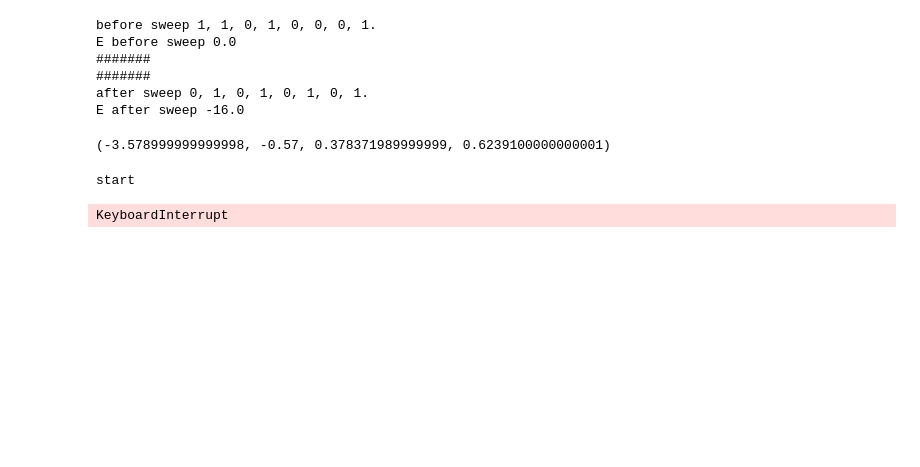
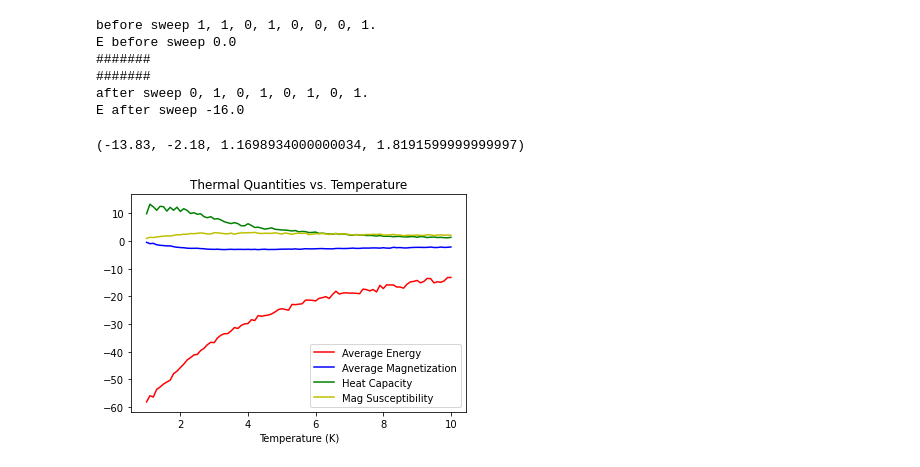
Before and after one commit to y-pleim/MonteCarlo, a Jupyter notebook: test.ipynb, the cells around one changed output. Saved outputs shown, nothing was run; the diff lists cells and outputs as text; code cells hidden in the pictures; blank space fills up the shorter version.

Commit message:
Finished documentation for metropolis functions

```diff
--- a/test.ipynb
+++ b/test.ipynb
@@ -29,37 +29,24 @@ after sweep 0, 1, 0, 1, 0, 1, 0, 1.
 E after sweep -16.0
 # %%
 random.seed(2)
-montecarlo.montecarlo_metropolis(8,ham,10,1000,100)
+montecarlo.montecarlo_metropolis(30,ham,10,1000,100)
 # %% [output]
-(-3.578999999999998, -0.57, 0.378371989999999, 0.6239100000000001)
+(-13.83, -2.18, 1.1698934000000034, 1.8191599999999997)
 # %%
 import matplotlib.pyplot as plt
 # %%
-temps = []
-j = 0.1
-while j <= 10:
-    temps.append(j)
-    j += 0.1
-
-energies = []
-magnetizations = []
-heat_caps = []
-mag_susceptibilities = []
+import montecarlo
+import matplotlib.pyplot as plt
 
 ham = montecarlo.Hamiltonian()
-ham.initialize(-1,.1,True)
+ham.initialize(-2,1.1,True)
 
-for i in range(len(temps)):
-    E_i, M_i, HC_i, MS_i = montecarlo.montecarlo_metropolis(20,ham,temps[i],10000,1000)
-    energies.append(E_i)
-    magnetizations.append(M_i)
-    heat_caps.append(HC_i)
-    mag_susceptibilities.append(MS_i)
+temps, energies, magnetizations, heat_caps, mag_susceptibilities = montecarlo.generate_montecarlo_thermal_quantities(30,ham)
 
 plt.plot(temps,energies,'-r',temps,magnetizations,'-b',temps,heat_caps,'-g',temps,mag_susceptibilities,'-y')
 plt.legend(["Average Energy", "Average Magnetization", "Heat Capacity", "Mag Susceptibility"],loc='best')
 plt.xlabel("Temperature (K)")
 plt.title("Thermal Quantities vs. Temperature")
+plt.savefig("montecarlo_1000_100.png")
 # %% [output]
-start
-KeyboardInterrupt
+[figure, added]
```
Also changed, not shown: parts of 9 cells of this notebook, 5 other files.
